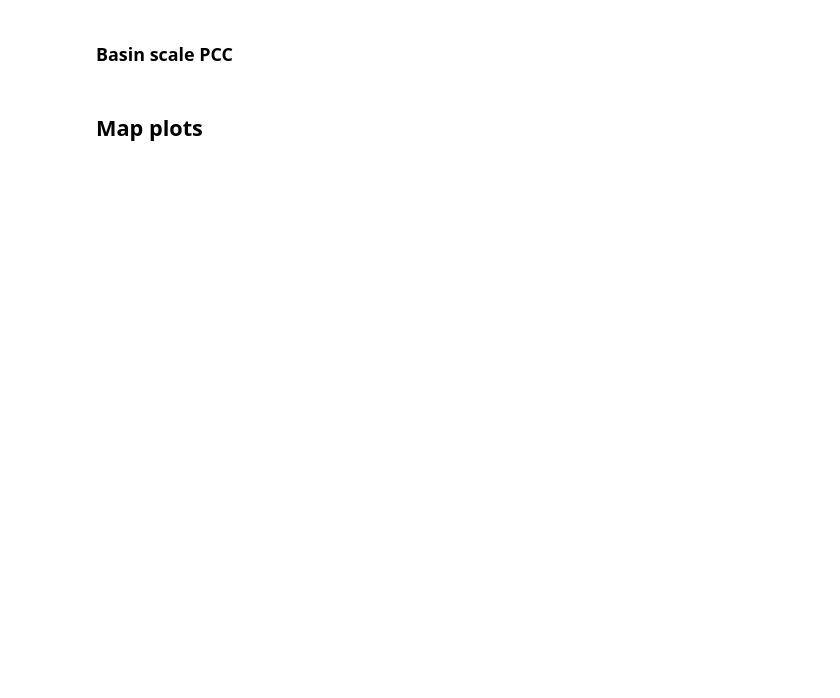
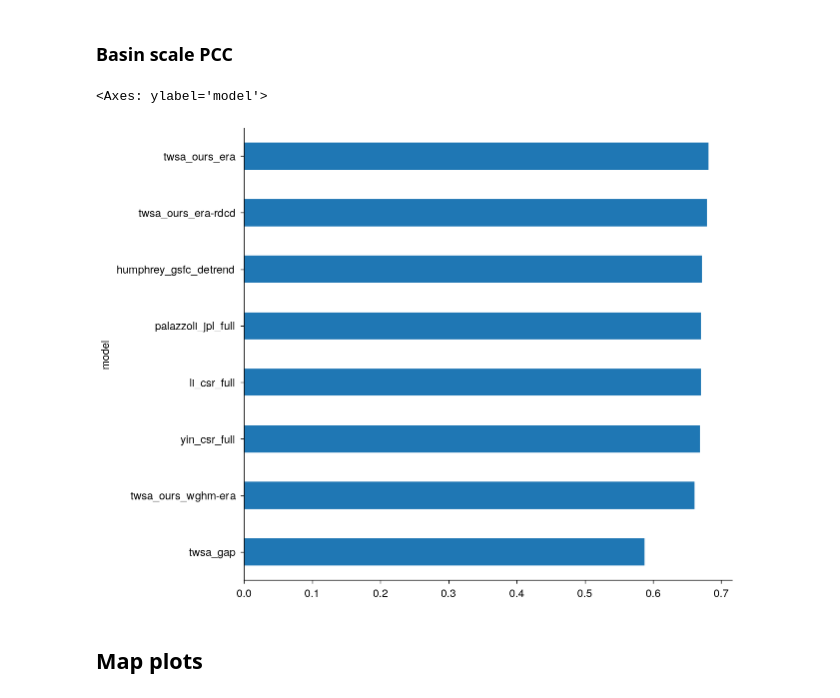
Before and after one commit to lqgentner/deeprec, a Jupyter notebook: notebooks/20-si-plots/slr-comparison.ipynb, the cells around one changed output. Saved outputs shown, nothing was run; the diff lists cells and outputs as text; code cells hidden in the pictures; blank space fills up the shorter version.

```diff
--- a/notebooks/20-si-plots/slr-comparison.ipynb
+++ b/notebooks/20-si-plots/slr-comparison.ipynb
@@ -47,6 +49,12 @@ tgts = xr.open_zarr(targets_store)
 inps = xr.open_zarr(inputs_store)
 slr = xr.open_zarr(slr_store)
 recs = xr.open_zarr(recs_store)
+# %%
+# Resample SLR data set from 1° to 0.5°
+step = 0.5
+lat_05 = np.arange(89.75, -89.75 - step, -step)
+lon_05 = np.arange(-179.75, 179.75 + step, step)
+slr = slr.interp(lat=lat_05, lon=lon_05, method="nearest")
 # %%
 # Merge all data sets
 ds_all = xr.merge([tgts, inps, slr, recs, ours])
@@ -156,3 +197,11 @@ pcc_basin = xr.concat(
+# %%
+s_pcc_pre_globalavg = (
+    da_pcc_pre.weighted(da_basin_areas).mean("region").to_pandas().sort_values()
+)
+s_pcc_pre_globalavg.plot.barh()
+# %% [output]
+<Axes: ylabel='model'>
+[figure, added]
 # %% [markdown]
 ## Map plots
 # %%
```
Also changed, not shown: parts of 12 cells of this notebook, 15 other files.
